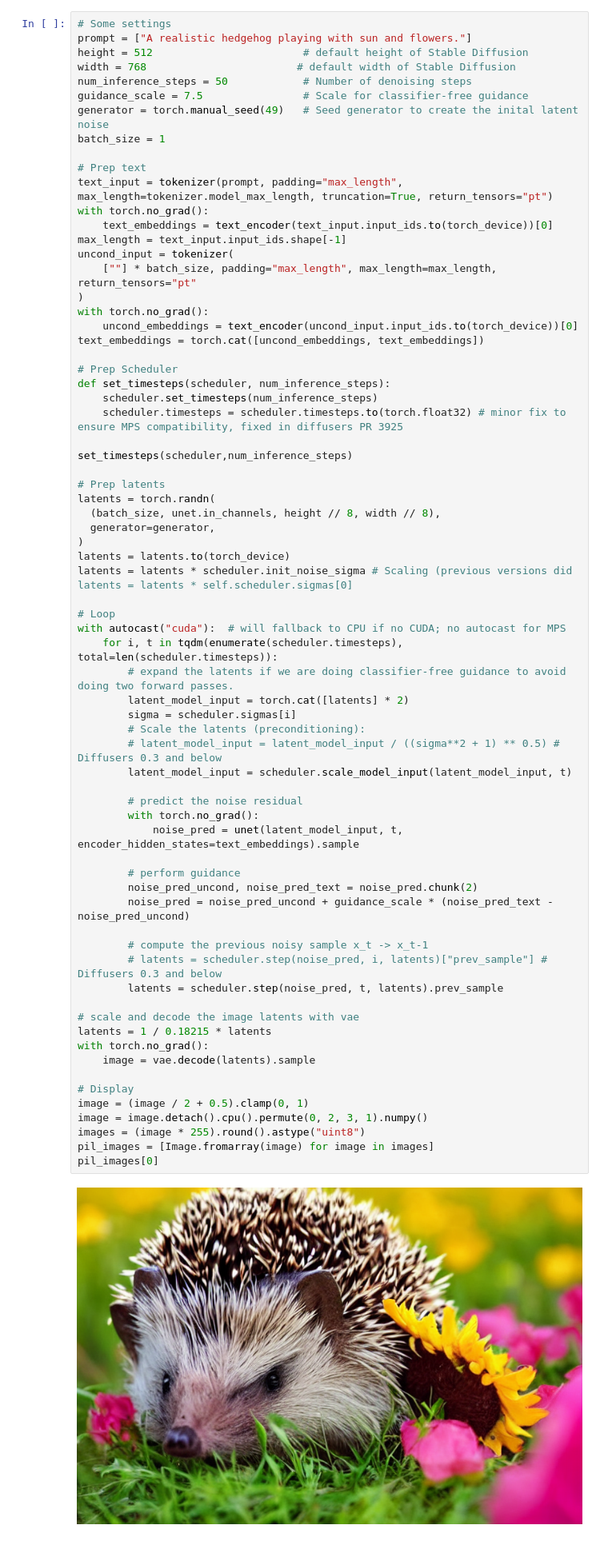
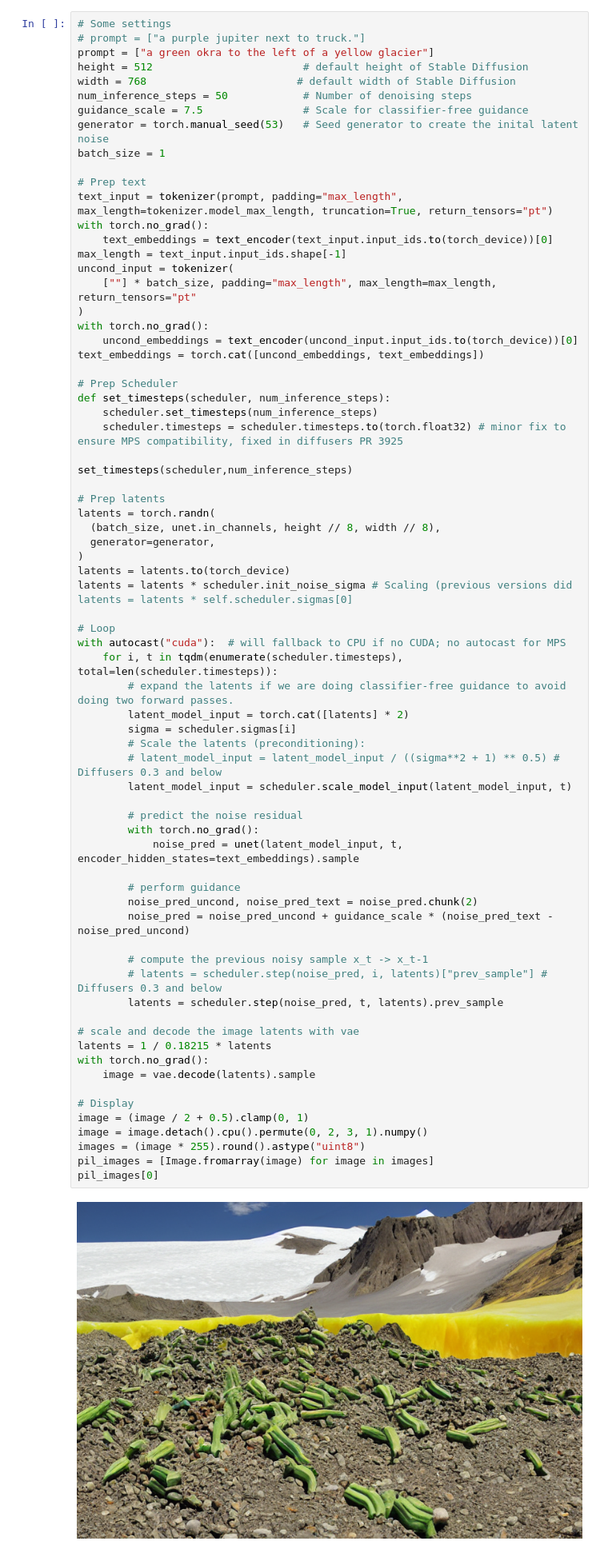
Before and after one commit to Vihang26/dl_t2i, a Jupyter notebook: stable_diffusion_exp.ipynb, the cells around one changed output. Shown at 80% size. Saved outputs shown, nothing was run; the diff lists cells and outputs as text.

```diff
--- a/stable_diffusion_exp.ipynb
+++ b/stable_diffusion_exp.ipynb
@@ -67,12 +67,13 @@ drive.mount('/content/drive')
 Mounted at /content/drive
 # %%
 # Some settings
-prompt = ["A realistic hedgehog playing with sun and flowers."]
+# prompt = ["a purple jupiter next to truck."]
+prompt = ["a green okra to the left of a yellow glacier"]
 height = 512                        # default height of Stable Diffusion
 width = 768                        # default width of Stable Diffusion
 num_inference_steps = 50            # Number of denoising steps
 guidance_scale = 7.5                # Scale for classifier-free guidance
-generator = torch.manual_seed(49)   # Seed generator to create the inital latent noise
+generator = torch.manual_seed(53)   # Seed generator to create the inital latent noise
 batch_size = 1
 
 # Prep text
@@ -109,31 +110,31 @@ with autocast("cuda"):  # will fallback to CPU if no CUDA; no autocast for MPS
         latent_model_input = torch.cat([latents] * 2)
         sigma = scheduler.sigmas[i]
         # Scale the latents (preconditioning):
         # latent_model_input = latent_model_input / ((sigma**2 + 1) ** 0.5) # Diffusers 0.3 and below
         latent_model_input = scheduler.scale_model_input(latent_model_input, t)
 
         # predict the noise residual
         with torch.no_grad():
             noise_pred = unet(latent_model_input, t, encoder_hidden_states=text_embeddings).sample
 
         # perform guidance
         noise_pred_uncond, noise_pred_text = noise_pred.chunk(2)
         noise_pred = noise_pred_uncond + guidance_scale * (noise_pred_text - noise_pred_uncond)
 
         # compute the previous noisy sample x_t -> x_t-1
         # latents = scheduler.step(noise_pred, i, latents)["prev_sample"] # Diffusers 0.3 and below
         latents = scheduler.step(noise_pred, t, latents).prev_sample
 
 # scale and decode the image latents with vae
 latents = 1 / 0.18215 * latents
 with torch.no_grad():
     image = vae.decode(latents).sample
 
 # Display
 image = (image / 2 + 0.5).clamp(0, 1)
 image = image.detach().cpu().permute(0, 2, 3, 1).numpy()
 images = (image * 255).round().astype("uint8")
 pil_images = [Image.fromarray(image) for image in images]
 pil_images[0]
 # %% [output]
-[figure, old version]
+[figure, new version]
```
Also changed, not shown: parts of 4 cells of this notebook.
